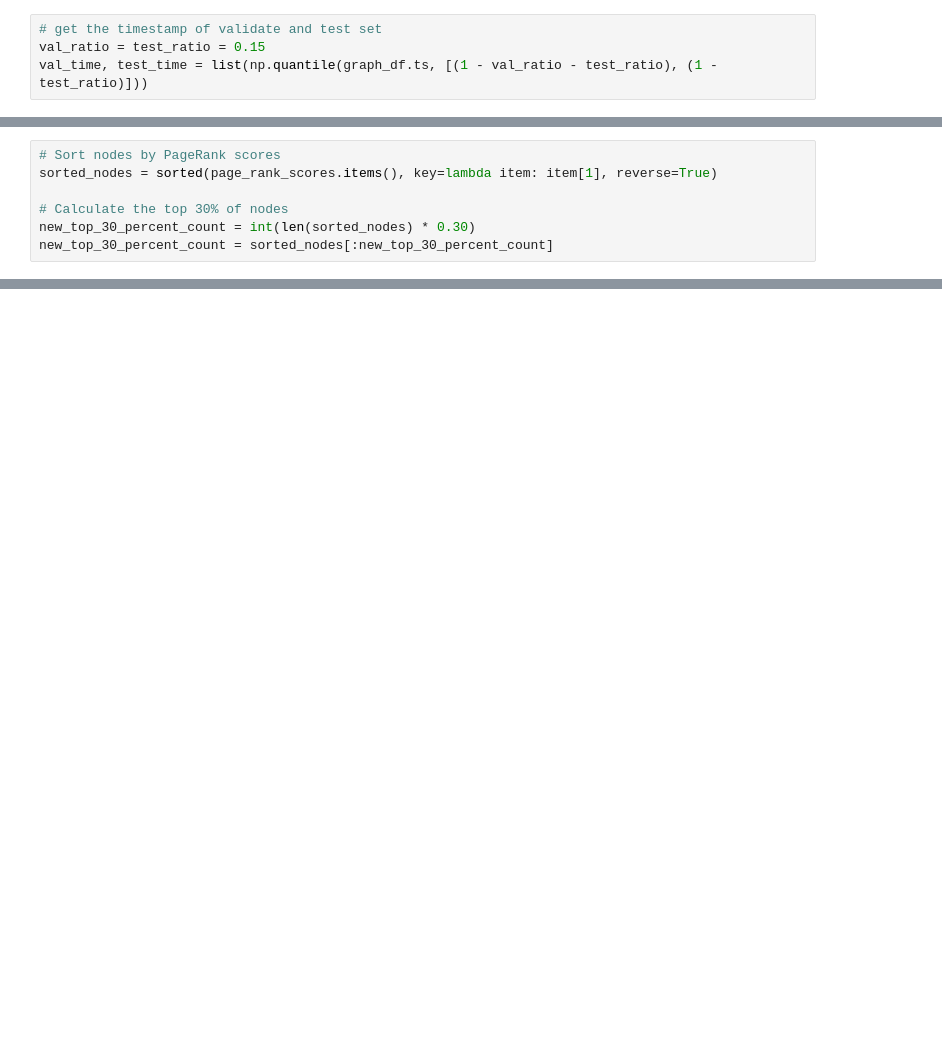
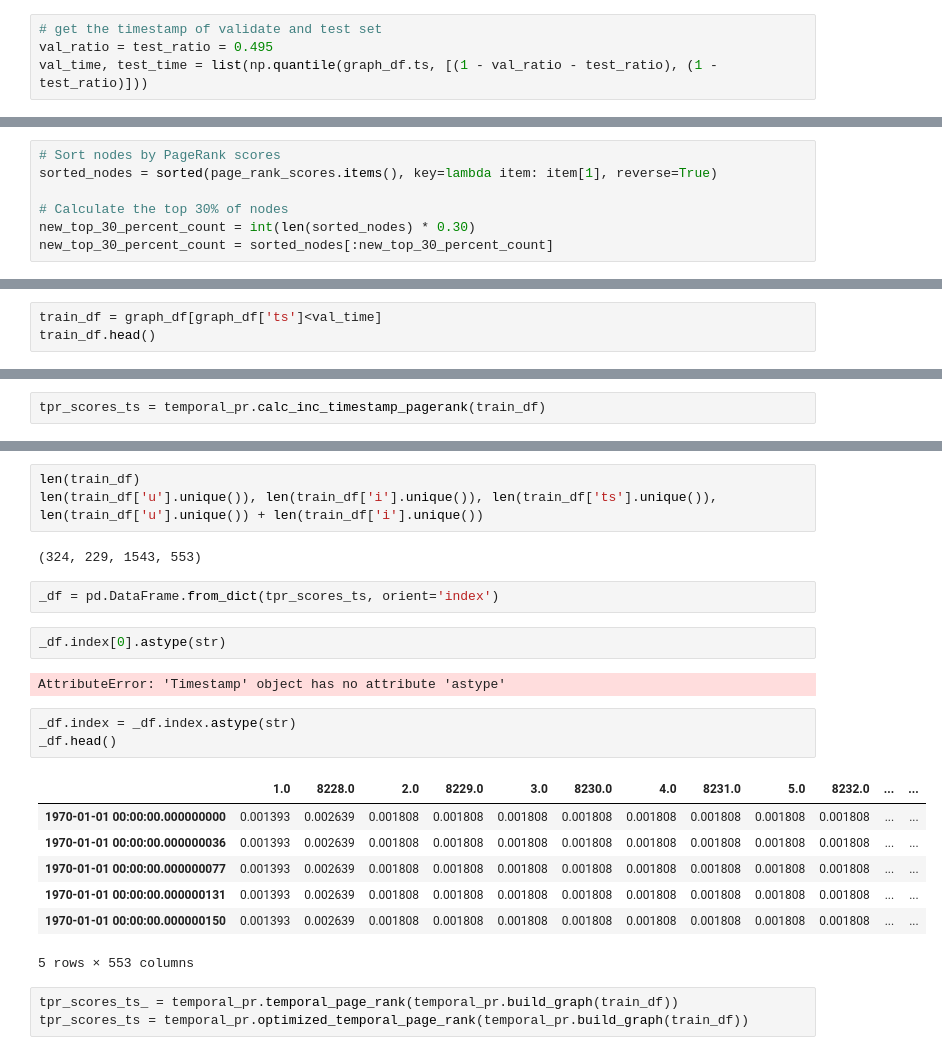
Before and after one commit to ansh997/DyGLib, a Jupyter notebook: TestNotebooks/Test-TPR.ipynb, the cells around one changed output, grey strips where cells are left out. Drawn from its saved outputs; the diff is of its cells as text; blank space fills up the shorter version.

Commit message:
implemented till temporal page rank

```diff
--- a/TestNotebooks/Test-TPR.ipynb
+++ b/TestNotebooks/Test-TPR.ipynb
@@ -30,7 +30,7 @@ node_raw_features = np.load('{}/processed_data/{}/ml_{}_node.npy'.format(scratch
 edges = graph_df[['u', 'i', 'ts']].values
 # %%
 # get the timestamp of validate and test set
-val_ratio = test_ratio = 0.15
+val_ratio = test_ratio = 0.495
 val_time, test_time = list(np.quantile(graph_df.ts, [(1 - val_ratio - test_ratio), (1 - test_ratio)]))
 # %%
 # Split data into train, val, test (assuming you have timestamps for this)
@@ -202,0 +188,3 @@ list
+# %%
+train_df = graph_df[graph_df['ts']<val_time]
+train_df.head()
@@ -202,0 +208,2 @@ list
+# %%
+tpr_scores_ts = temporal_pr.calc_inc_timestamp_pagerank(train_df)
@@ -202,0 +258,25 @@ list
+# %%
+len(train_df)
+len(train_df['u'].unique()), len(train_df['i'].unique()), len(train_df['ts'].unique()), len(train_df['u'].unique()) + len(train_df['i'].unique())
+# %% [output]
+(324, 229, 1543, 553)
+# %%
+_df = pd.DataFrame.from_dict(tpr_scores_ts, orient='index')
+# %%
+_df.index[0].astype(str)
+# %% [output]
+AttributeError: 'Timestamp' object has no attribute 'astype'
+# %%
+_df.index = _df.index.astype(str)
+_df.head()
+# %% [output]
+|  | 1.0 | 8228.0 | 2.0 | 8229.0 | 3.0 | 8230.0 | 4.0 | 8231.0 | 5.0 | 8232.0 | ... | ... |
+| 1970-01-01 00:00:00.000000000 | 0.001393 | 0.002639 | 0.001808 | 0.001808 | 0.001808 | 0.001808 | 0.001808 | 0.001808 | 0.001808 | 0.001808 | ... | ... |
+| 1970-01-01 00:00:00.000000036 | 0.001393 | 0.002639 | 0.001808 | 0.001808 | 0.001808 | 0.001808 | 0.001808 | 0.001808 | 0.001808 | 0.001808 | ... | ... |
+| 1970-01-01 00:00:00.000000077 | 0.001393 | 0.002639 | 0.001808 | 0.001808 | 0.001808 | 0.001808 | 0.001808 | 0.001808 | 0.001808 | 0.001808 | ... | ... |
+| 1970-01-01 00:00:00.000000131 | 0.001393 | 0.002639 | 0.001808 | 0.001808 | 0.001808 | 0.001808 | 0.001808 | 0.001808 | 0.001808 | 0.001808 | ... | ... |
+| 1970-01-01 00:00:00.000000150 | 0.001393 | 0.002639 | 0.001808 | 0.001808 | 0.001808 | 0.001808 | 0.001808 | 0.001808 | 0.001808 | 0.001808 | ... | ... |
+5 rows × 553 columns
+# %%
+tpr_scores_ts_ = temporal_pr.temporal_page_rank(temporal_pr.build_graph(train_df))
+tpr_scores_ts = temporal_pr.optimized_temporal_page_rank(temporal_pr.build_graph(train_df))
```
Also changed, not shown: parts of 28 cells of this notebook, 31 other files.
